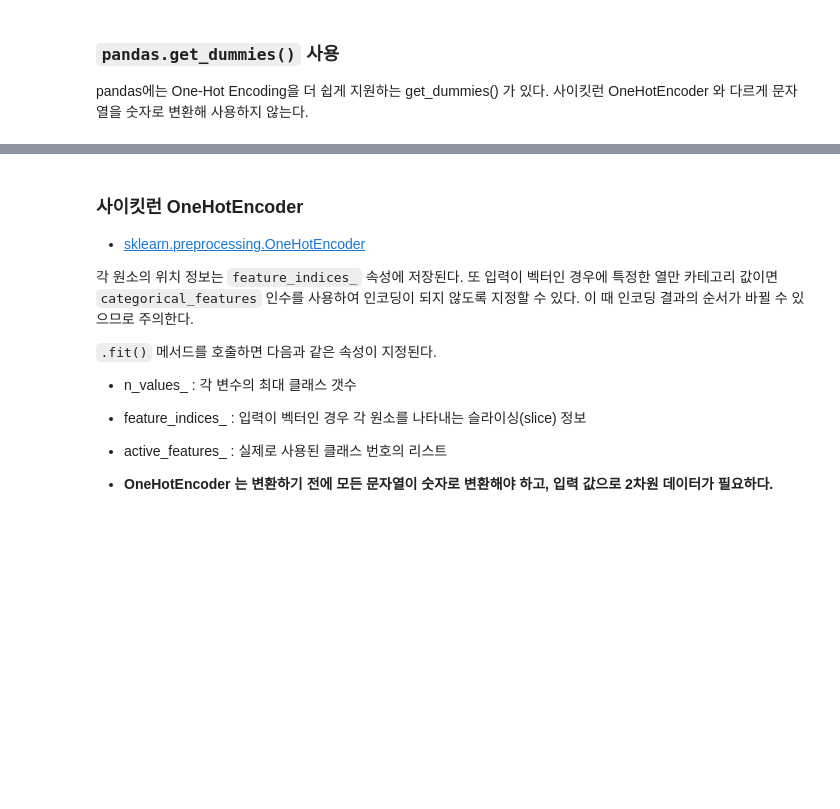
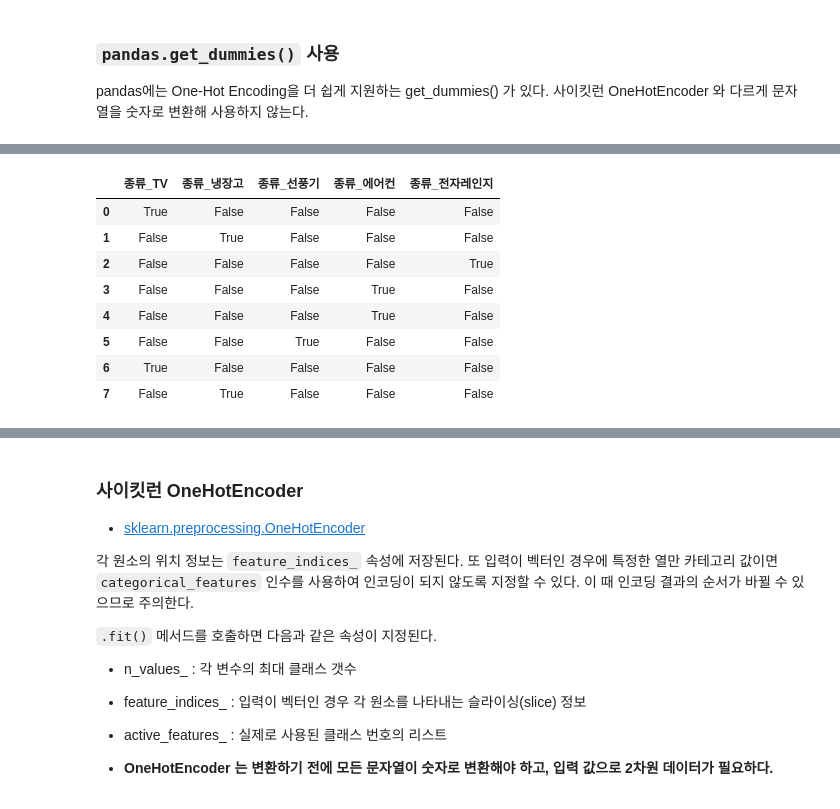
Before and after one commit to Ihan0316/ai_scool, a Jupyter notebook: 7월/7-17/sckilit데이터전처리-0.ipynb, the cells around one changed output, grey strips where cells are left out. Cells and saved outputs as stored; diff of their text form; code cells hidden in the pictures; blank space fills up the shorter version.

```diff
--- a/7월/7-17/sckilit데이터전처리-0.ipynb
+++ b/7월/7-17/sckilit데이터전처리-0.ipynb
@@ -181,0 +213,13 @@ pandas에는 One-Hot Encoding을 더 쉽게 지원하는 get_dummies() 가 있
+# %%
+onehot = pd.get_dummies(items)
+onehot
+# %% [output]
+|  | 종류_TV | 종류_냉장고 | 종류_선풍기 | 종류_에어컨 | 종류_전자레인지 |
+| 0 | True | False | False | False | False |
+| 1 | False | True | False | False | False |
+| 2 | False | False | False | False | True |
+| 3 | False | False | False | True | False |
+| 4 | False | False | False | True | False |
+| 5 | False | False | True | False | False |
+| 6 | True | False | False | False | False |
+| 7 | False | True | False | False | False |
```
Also changed, not shown: parts of 52 cells of this notebook.
